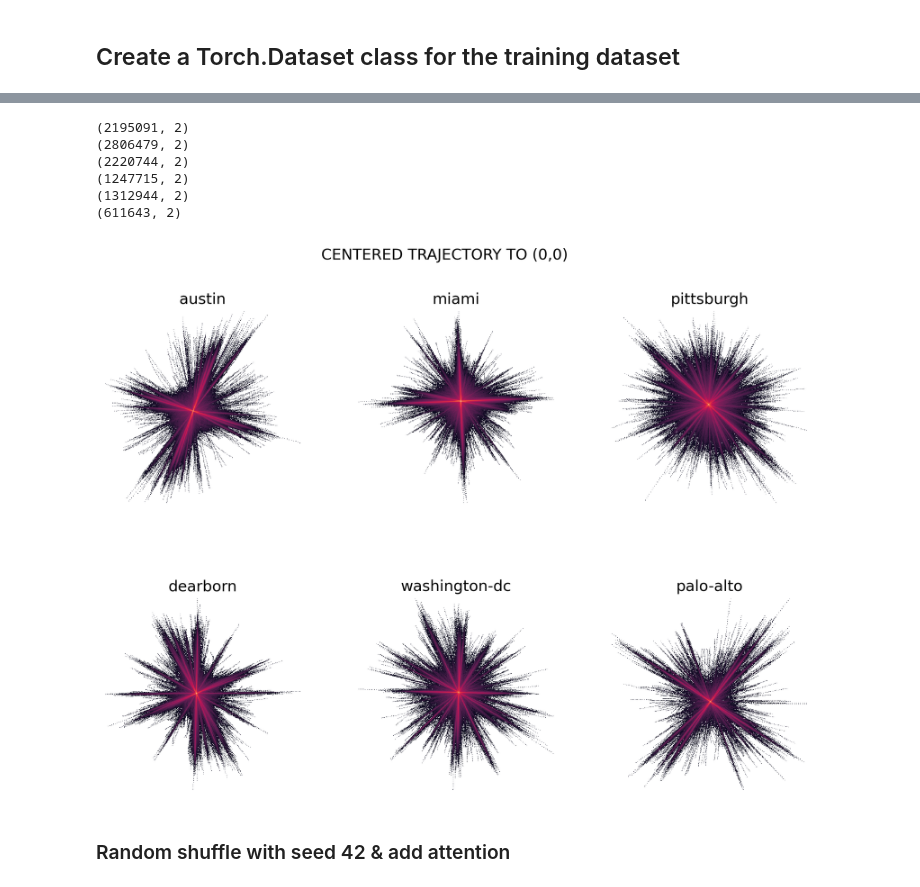
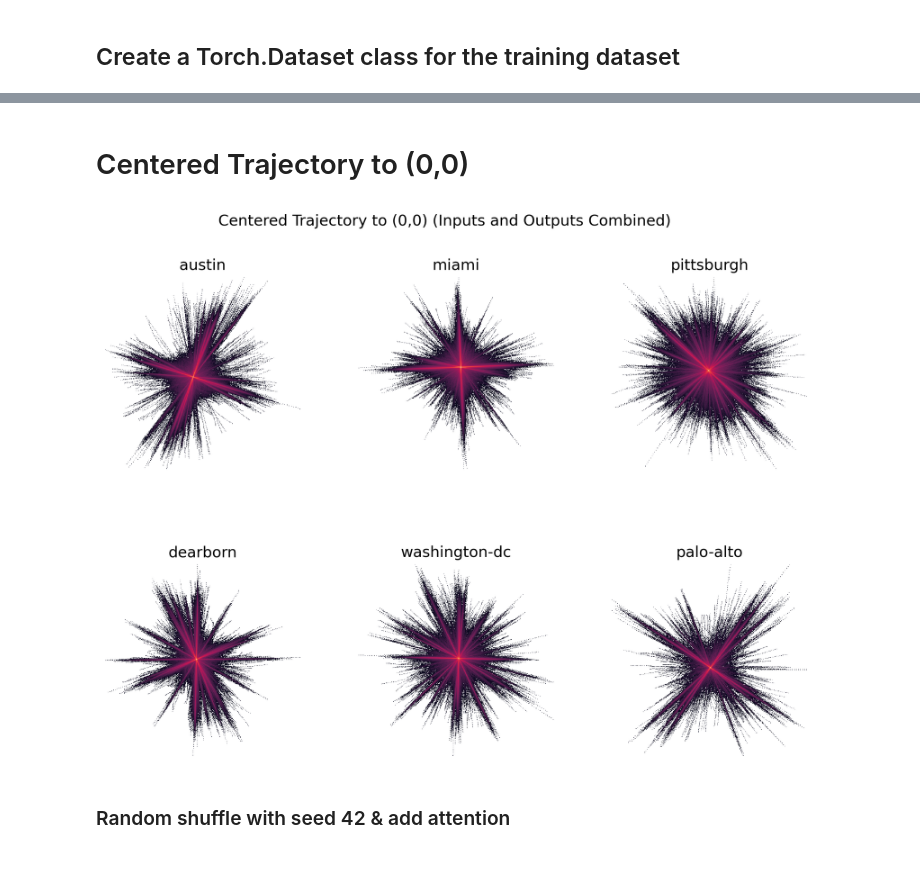
Before and after one commit to cepan/Autonomous_Vehicle_Trajectory_Prediction, a Jupyter notebook: argo2/seq2seq_lstm/two_lstm_enc_dec_final_visualization.ipynb, the cells around one changed output, grey strips where cells are left out. Cells and saved outputs as stored; diff of their text form; code cells hidden in the pictures.

```diff
--- a/argo2/seq2seq_lstm/two_lstm_enc_dec_final_visualization.ipynb
+++ b/argo2/seq2seq_lstm/two_lstm_enc_dec_final_visualization.ipynb
@@ -169,7 +171,7 @@ for city, j  in zip(cities, np.arange(len(cities))):
 #     display(table)
 
 
-    sns.heatmap(table, ax = axs[j])
+    sns.heatmap(table, ax = axs[j], cbar = False)
     axs[j].xaxis.set_ticks([])
     axs[j].yaxis.set_ticks([])
     axs[j].set_title(city)
@@ -217,11 +221,11 @@ for city, j  in zip(cities, np.arange(len(cities))):
 #     display(table)
 
 
-    sns.heatmap(table, ax = axs[j], cbar= True)
+    sns.heatmap(table, ax = axs[j], cbar= False)
     axs[j].xaxis.set_ticks([])
     axs[j].yaxis.set_ticks([])
     axs[j].set_title(city)
     axs[j].set_xlabel('')
     axs[j].set_ylabel('')
-    fig.suptitle('Velocity Distribution'.upper())
+    fig.suptitle('Velocity Distribution (Input and Output)')
 # %% [output]
@@ -228,0 +422,36 @@ for city, j  in zip(cities, np.arange(len(cities))):
+# %%
+import seaborn as sns
+
+
+fig, axs = plt.subplots(1, figsize=(10,7), facecolor='w', edgecolor='k', dpi =300 )
+fig.subplots_adjust(hspace = .5, wspace=.1)
+# axs = axs.ravel()
+
+train_dataset = ArgoverseDataset(cities[0], 'train')
+all_city = train_dataset.output_positions.cpu().numpy()
+
+
+
+for i in np.arange(1, len(cities)):
+    temp_dataset = ArgoverseDataset(cities[i], 'train')
+    temp_out = temp_dataset.output_positions.cpu().numpy()
+
+    all_city = np.concatenate((all_city, temp_out))
+
+
+all_city = all_city.reshape(all_city.shape[0] * all_city.shape[1], all_city.shape[2])
+all_city = pd.DataFrame(all_city, columns= ['x','y'])
+
+all_city['x'] = pd.cut(all_city['x'], bins =300)
+all_city['y'] = pd.cut(all_city['y'], bins =300)
+all_city['v'] = -1
+
+table = pd.pivot_table(all_city, values =['v'], index= ['x'], columns = ['y'], aggfunc = np.sum)
+
+
+sns.heatmap(table,ax = axs, cbar= False, cmap="mako")
+axs.xaxis.set_ticks([])
+axs.yaxis.set_ticks([])
+axs.set_title('All Cities Outputs Distributions')
+axs.set_xlabel('')
+axs.set_ylabel('')
@@ -229,3 +461,5 @@ for city, j  in zip(cities, np.arange(len(cities))):
+# %% [markdown]
+# Centered Trajectory to (0,0)
 # %%
 import seaborn as sns
 
@@ -242,41 +476,35 @@ for city, j  in zip(cities, np.arange(len(cities))):
     inp_pos = train_dataset.nn_pos_inputs
     out_pos = train_dataset.nn_pos_outputs
 
 
     pos = np.concatenate((inp_pos, out_pos), axis= 1)
     pos = pos.reshape(pos.shape[0]*pos.shape[1], pos.shape[2])
 #     print(pos.shape)
 #     velo = np.diff(velo, axis= 1)
 
 #     velo = velo.reshape(velo.shape[0] * velo.shape[1], velo.shape[2])
     pos = pd.DataFrame(pos, columns= ['x','y'])
 #     velo['v'] = np.sqrt(velo['x']**2 + velo['y']**2)
 #     display(velo)
     pos['x'] = pd.cut(pos['x'], bins =400)
     pos['y'] = pd.cut(pos['y'], bins =400)
     pos['v']= 1
     table = pd.pivot_table(pos, values= ['v'],index= ['x'], columns = ['y'], aggfunc = np.sum)
     table = table.replace({0: np.NaN})
     table = np.power(table,0.02)
 #     display(table)
 
 
 
     sns.heatmap(table, ax = axs[j],cbar= False)
     axs[j].xaxis.set_ticks([])
     axs[j].yaxis.set_ticks([])
     axs[j].set_title(city)
     axs[j].set_xlabel('')
     axs[j].set_ylabel('')
-    fig.suptitle('Centered Trajectory to (0,0)')
+    fig.suptitle('Centered Trajectory to (0,0) (Inputs and Outputs Combined)')
 # %% [output]
-(2195091, 2)
-(2806479, 2)
-(2220744, 2)
-(1247715, 2)
-(1312944, 2)
-(611643, 2)
-[figure, old version]
+[figure, new version]
 # %%
 !nvidia-smi
 # %%
```
Also changed, not shown: parts of 14 cells of this notebook.
